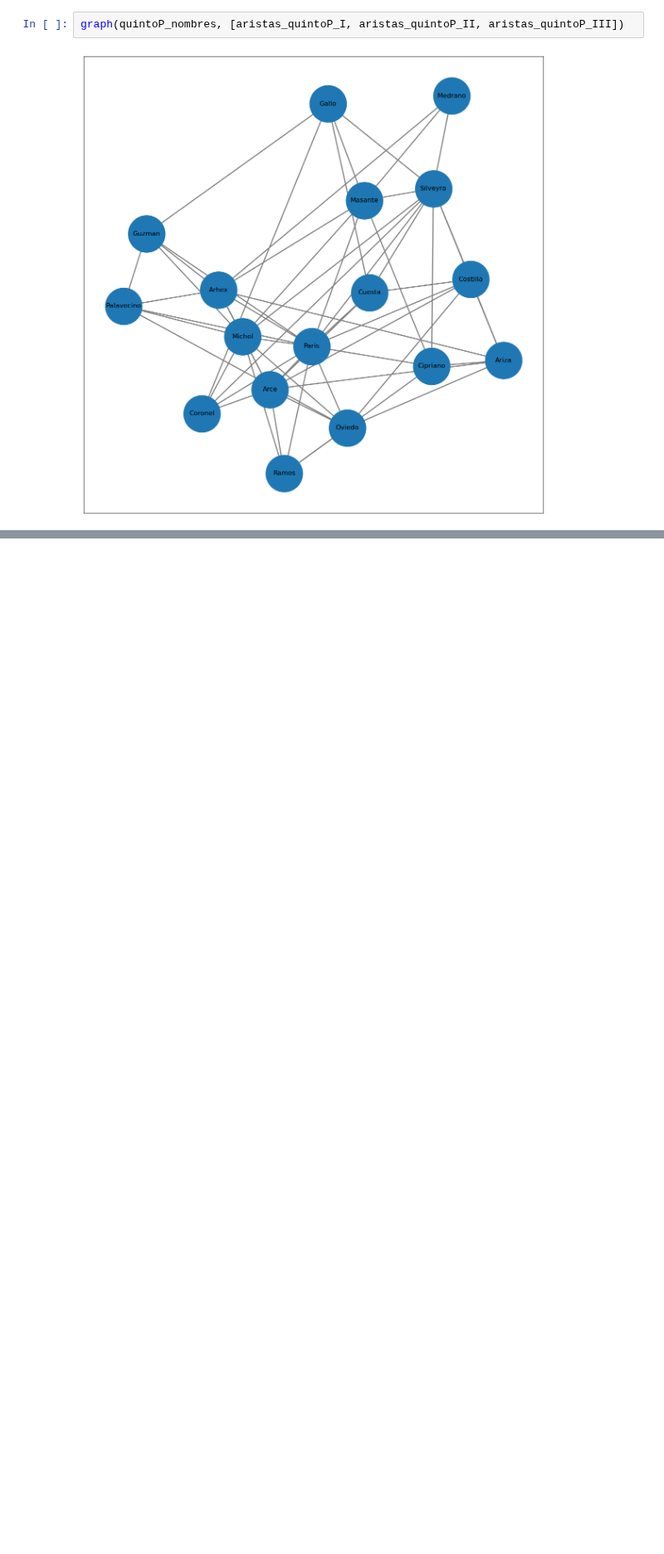
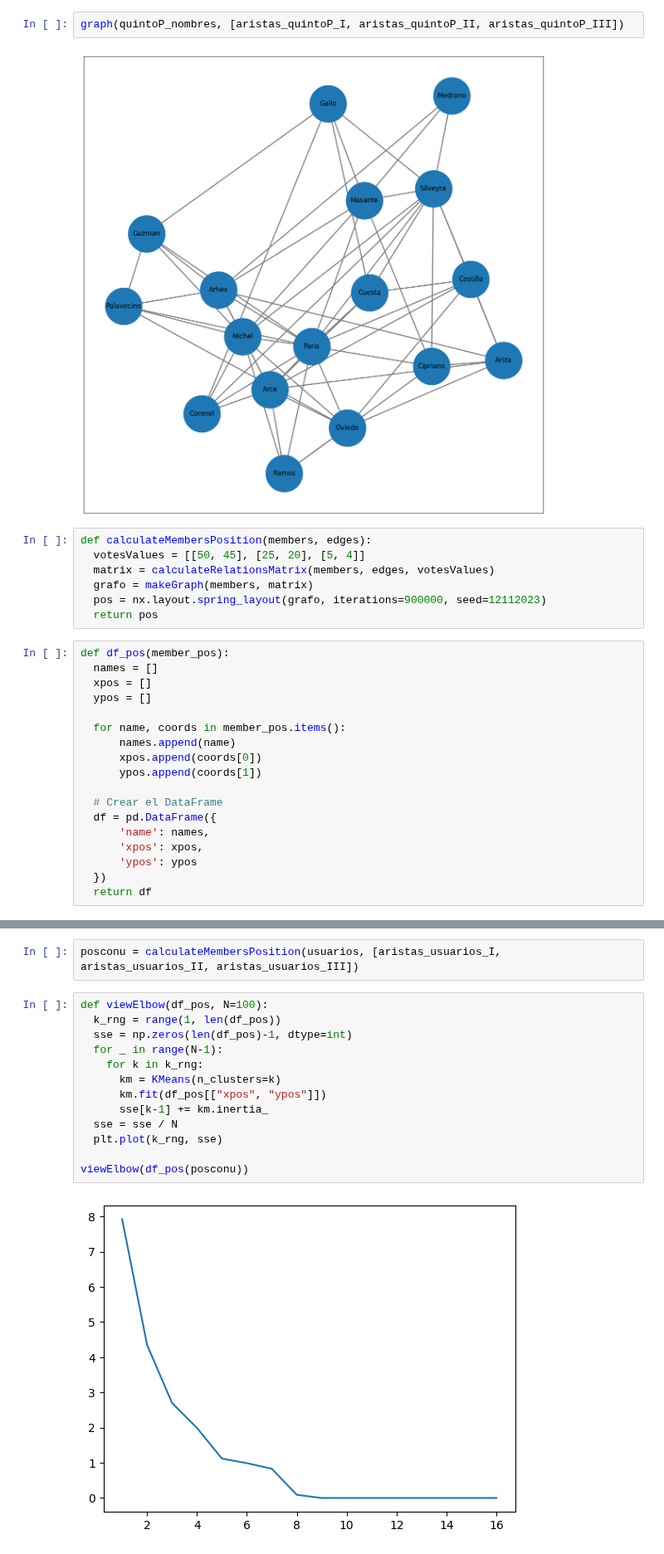
Before and after one commit to fedevirgolini/sociograma, a Jupyter notebook: sociograma.ipynb, the cells around one changed output, grey strips where cells are left out. Shown at 83% size. Drawn from its saved outputs; the diff is of its cells as text; blank space fills up the shorter version.

Commit message:
separación en clusters con k-mean

```diff
--- a/sociograma.ipynb
+++ b/sociograma.ipynb
@@ -211,3 +213,28 @@ def graph(members, edges):
 graph(quintoP_nombres, [aristas_quintoP_I, aristas_quintoP_II, aristas_quintoP_III])
 # %% [output]
 [figure]
+# %%
+def calculateMembersPosition(members, edges):
+  votesValues = [[50, 45], [25, 20], [5, 4]]
+  matrix = calculateRelationsMatrix(members, edges, votesValues)
+  grafo = makeGraph(members, matrix)
+  pos = nx.layout.spring_layout(grafo, iterations=900000, seed=12112023)
+  return pos
+# %%
+def df_pos(member_pos):
+  names = []
+  xpos = []
+  ypos = []
+
+  for name, coords in member_pos.items():
+      names.append(name)
+      xpos.append(coords[0])
+      ypos.append(coords[1])
+
+  # Crear el DataFrame
+  df = pd.DataFrame({
+      'name': names,
+      'xpos': xpos,
+      'ypos': ypos
+  })
+  return df
@@ -213,0 +257,17 @@ graph(quintoP_nombres, [aristas_quintoP_I, aristas_quintoP_II, aristas_quintoP_I
+# %%
+posconu = calculateMembersPosition(usuarios, [aristas_usuarios_I, aristas_usuarios_II, aristas_usuarios_III])
+# %%
+def viewElbow(df_pos, N=100):
+  k_rng = range(1, len(df_pos))
+  sse = np.zeros(len(df_pos)-1, dtype=int)
+  for _ in range(N-1):
+    for k in k_rng:
+      km = KMeans(n_clusters=k)
+      km.fit(df_pos[["xpos", "ypos"]])
+      sse[k-1] += km.inertia_
+  sse = sse / N
+  plt.plot(k_rng, sse)
+
+viewElbow(df_pos(posconu))
+# %% [output]
+[figure, added]
```
Also changed, not shown: parts of 5 cells of this notebook.
